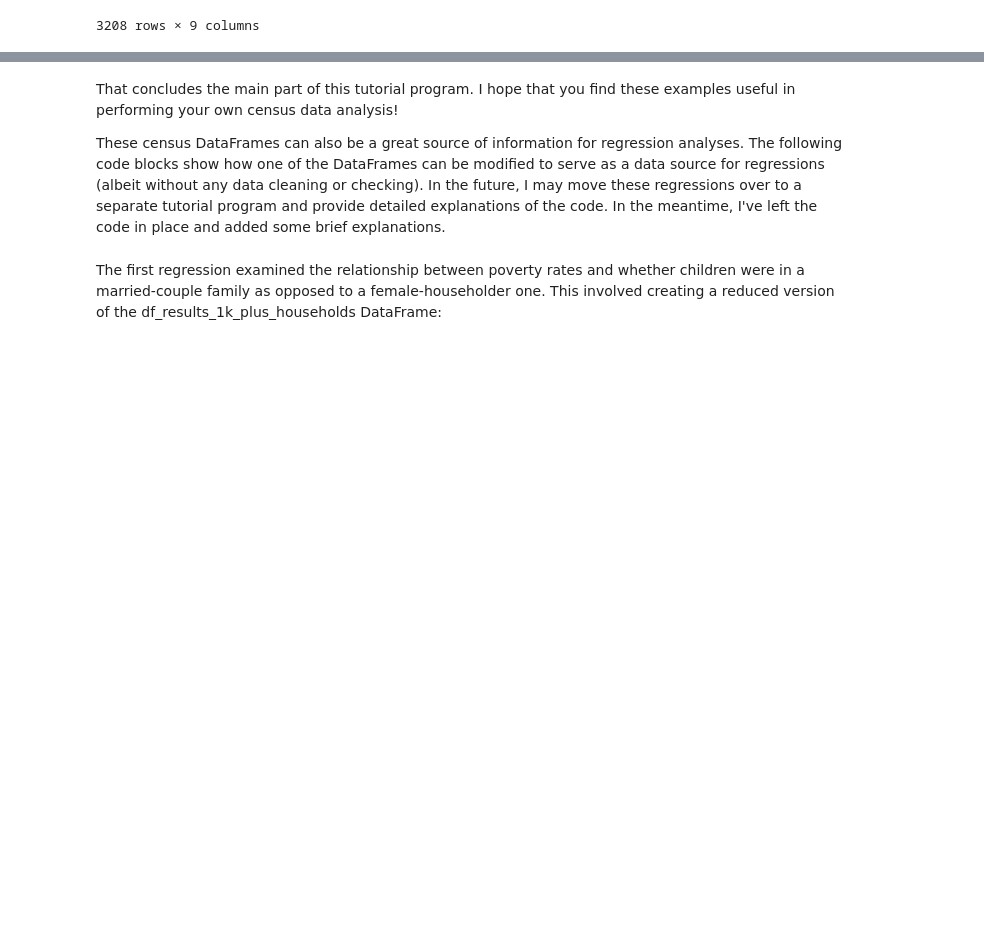
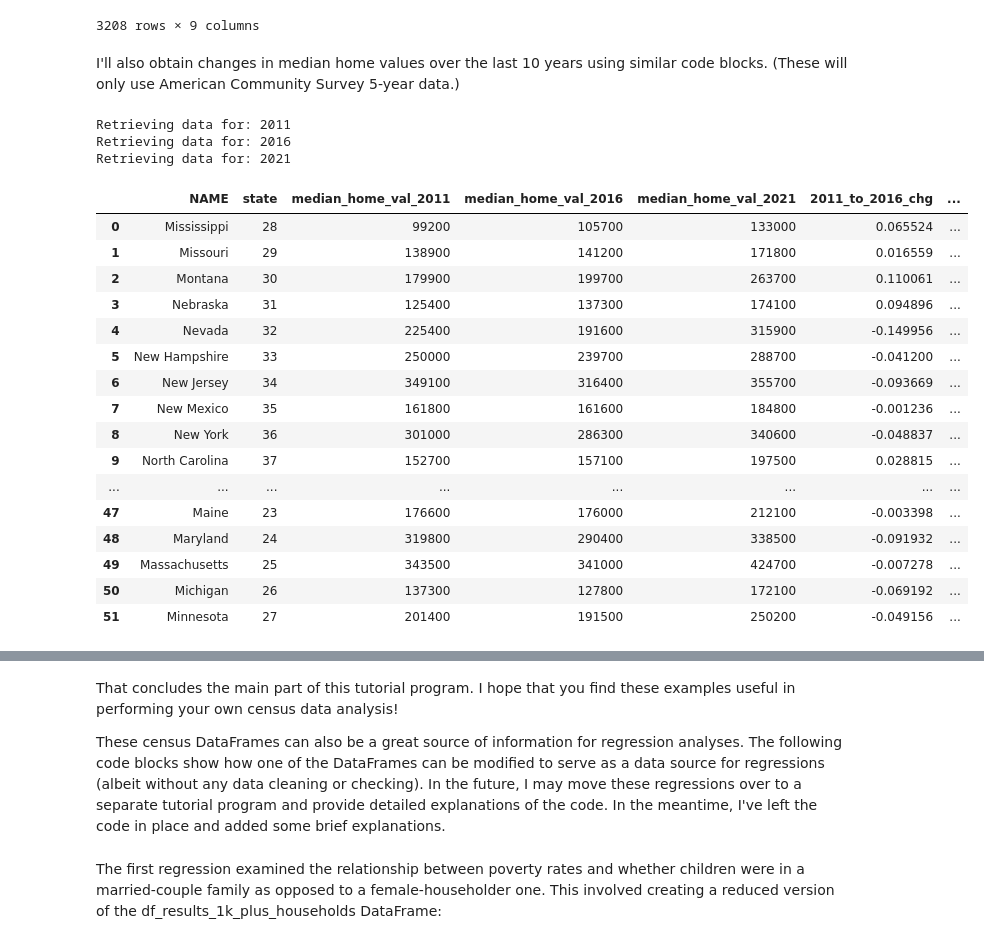
Before and after one commit to kburchfiel/census_query_tutorial, a Jupyter notebook: census_query_tutorial_v5.ipynb, the cells around one changed output, grey strips where cells are left out. Cells and saved outputs as stored; diff of their text form; code cells hidden in the pictures; blank space fills up the shorter version.

```diff
--- a/census_query_tutorial_v5.ipynb
+++ b/census_query_tutorial_v5.ipynb
@@ -643,3 +651,30 @@ Retrieving data for: 2020
 | 3206 | Yabucoa Municipio, Puerto Rico | 72 | 151 | 39246.0 | 30426 | 37941.0 | -0.033252 | ... |
 | 3207 | Yauco Municipio, Puerto Rico | 72 | 153 | 46384.0 | 34172 | 42043.0 | -0.093588 | ... |
 3208 rows × 9 columns
+# %% [markdown]
+I'll also obtain changes in median home values over the last 10 years using similar code blocks. (These will only use American Community Survey 5-year data.)
+# %%
+acs5_state_home_val_5_year_periods = compare_variable_across_years(variable = 'B25077_001E', variable_name = 'median_home_val', source= 'acs5', year_list = [year-10, year-5, year], region = 'state', api_key = api_key)
+acs5_state_home_val_5_year_periods.to_csv(f'acs5_state_home_val_{year-10}_{year-5}_{year}.csv', index = False)
+acs5_state_home_val_5_year_periods
+# %% [output]
+Retrieving data for: 2011
+Retrieving data for: 2016
+Retrieving data for: 2021
+|  | NAME | state | median_home_val_2011 | median_home_val_2016 | median_home_val_2021 | 2011_to_2016_chg | ... |
+| 0 | Mississippi | 28 | 99200 | 105700 | 133000 | 0.065524 | ... |
+| 1 | Missouri | 29 | 138900 | 141200 | 171800 | 0.016559 | ... |
+| 2 | Montana | 30 | 179900 | 199700 | 263700 | 0.110061 | ... |
+| 3 | Nebraska | 31 | 125400 | 137300 | 174100 | 0.094896 | ... |
+| 4 | Nevada | 32 | 225400 | 191600 | 315900 | -0.149956 | ... |
+| 5 | New Hampshire | 33 | 250000 | 239700 | 288700 | -0.041200 | ... |
+| 6 | New Jersey | 34 | 349100 | 316400 | 355700 | -0.093669 | ... |
+| 7 | New Mexico | 35 | 161800 | 161600 | 184800 | -0.001236 | ... |
+| 8 | New York | 36 | 301000 | 286300 | 340600 | -0.048837 | ... |
+| 9 | North Carolina | 37 | 152700 | 157100 | 197500 | 0.028815 | ... |
+| ... | ... | ... | ... | ... | ... | ... | ... |
+| 47 | Maine | 23 | 176600 | 176000 | 212100 | -0.003398 | ... |
+| 48 | Maryland | 24 | 319800 | 290400 | 338500 | -0.091932 | ... |
+| 49 | Massachusetts | 25 | 343500 | 341000 | 424700 | -0.007278 | ... |
+| 50 | Michigan | 26 | 137300 | 127800 | 172100 | -0.069192 | ... |
+| 51 | Minnesota | 27 | 201400 | 191500 | 250200 | -0.049156 | ... |
```
Also changed, not shown: parts of 17 cells of this notebook, 11 other files.
